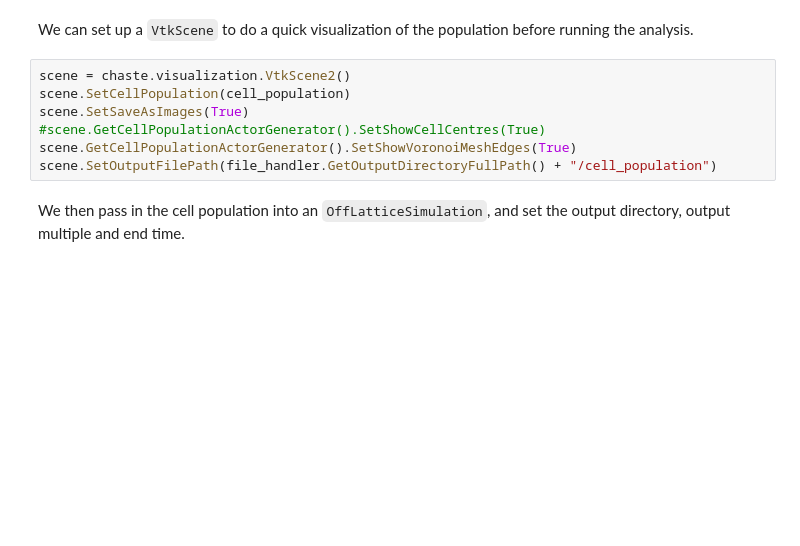
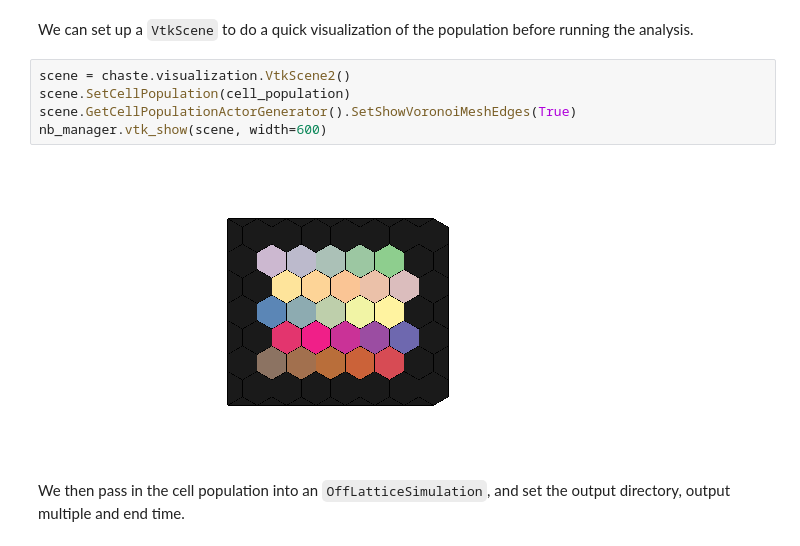
Before and after one commit to jmsgrogan/PyChaste, a Jupyter notebook: doc/tutorials/TestMeshBasedCellSimulationsPythonTutorial.ipynb, the cells around one changed output. Cells and saved outputs as stored; diff of their text form; blank space fills up the shorter version.

```diff
--- a/doc/tutorials/TestMeshBasedCellSimulationsPythonTutorial.ipynb
+++ b/doc/tutorials/TestMeshBasedCellSimulationsPythonTutorial.ipynb
@@ -148,10 +151,10 @@ We can set up a `VtkScene` to do a quick visualization of the population before
 # %%
 scene = chaste.visualization.VtkScene2()
 scene.SetCellPopulation(cell_population)
-scene.SetSaveAsImages(True)
-#scene.GetCellPopulationActorGenerator().SetShowCellCentres(True)
 scene.GetCellPopulationActorGenerator().SetShowVoronoiMeshEdges(True)
-scene.SetOutputFilePath(file_handler.GetOutputDirectoryFullPath() + "/cell_population")
+nb_manager.vtk_show(scene, width=600)
+# %% [output]
+[figure, added]
 # %% [markdown]
 We then pass in the cell population into an `OffLatticeSimulation`, and set the output directory, output multiple and end time.
 # %%
```
Also changed, not shown: parts of 5 cells of this notebook, 12 other files.
